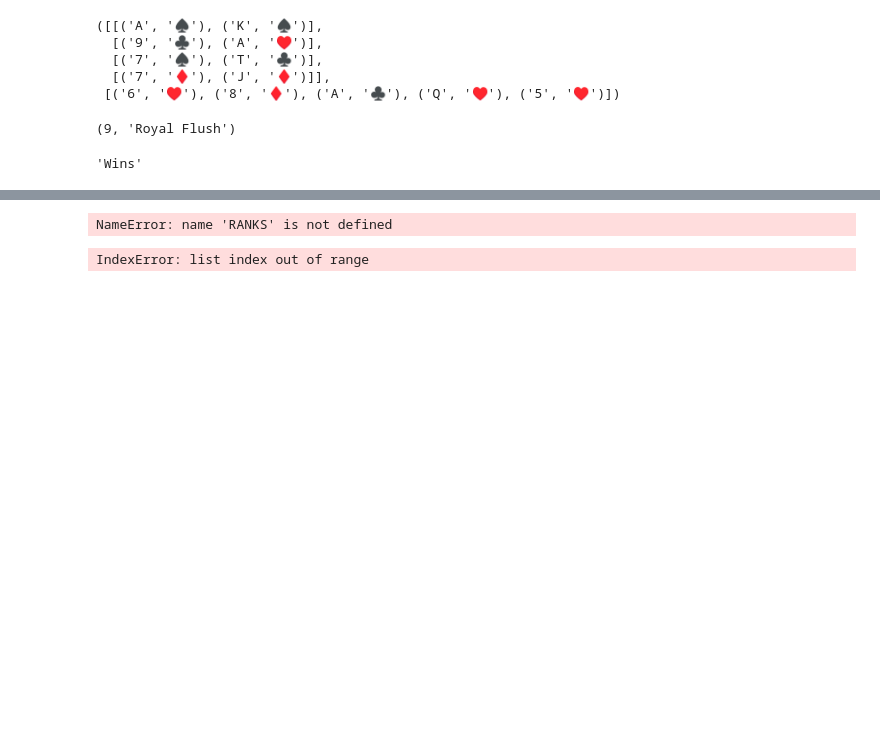
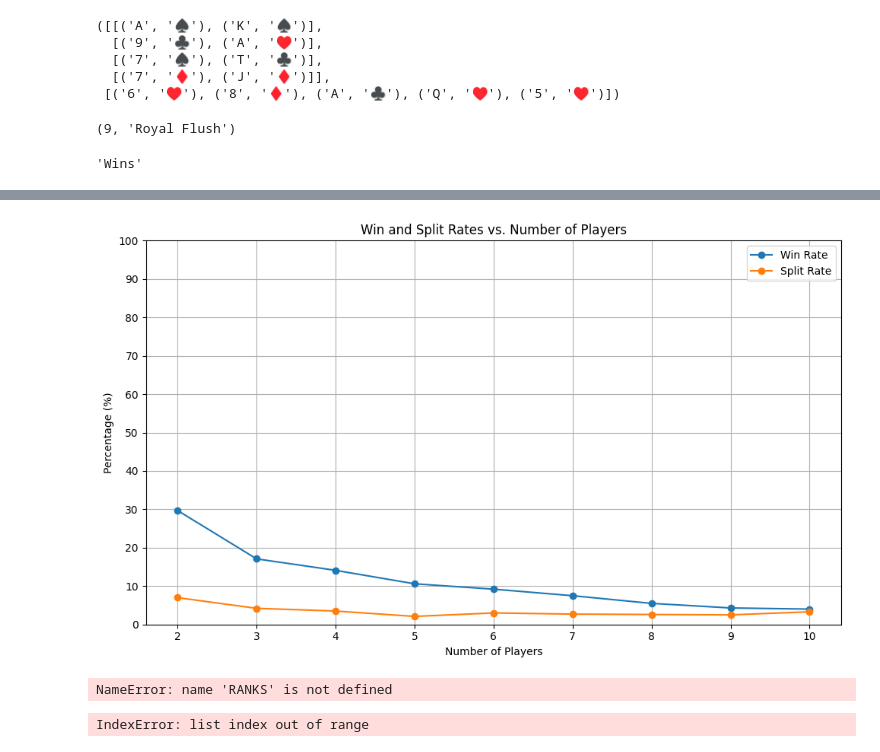
Before and after one commit to arpan2711/poker_sim, a Jupyter notebook: nb1.ipynb, the cells around one changed output, grey strips where cells are left out. Cells and saved outputs as stored; diff of their text form; code cells hidden in the pictures; blank space fills up the shorter version.

```diff
--- a/nb1.ipynb
+++ b/nb1.ipynb
@@ -220,0 +251,30 @@ simulate_outcomes([('2', '♠'), ('2', '♣')], 10, 10000)
+# %%
+import matplotlib.pyplot as plt
+
+# Maximum number of players to simulate
+max_players = 10
+
+win_rates = []
+split_rates = []
+player_counts = list(range(2, max_players + 1))
+
+for n in player_counts:
+    outcomes = simulate_outcomes([('7', '♠'), ('2', '♣')], n, 1000)
+    win_rates.append(outcomes["Wins"])
+    split_rates.append(outcomes["Ties"])
+
+# Plotting the results
+plt.figure(figsize=(10,6))
+plt.plot(player_counts, win_rates, '-o', label='Win Rate')
+plt.plot(player_counts, split_rates, '-o', label='Split Rate')
+plt.xlabel('Number of Players')
+plt.ylabel('Percentage (%)')
+plt.title('Win and Split Rates vs. Number of Players')
+plt.legend()
+plt.grid(True)
+plt.xticks(player_counts)
+plt.yticks(range(0, 101, 10))
+plt.tight_layout()
+plt.show()
+# %% [output]
+[figure, added]
```
Also changed, not shown: parts of 3 cells of this notebook.
